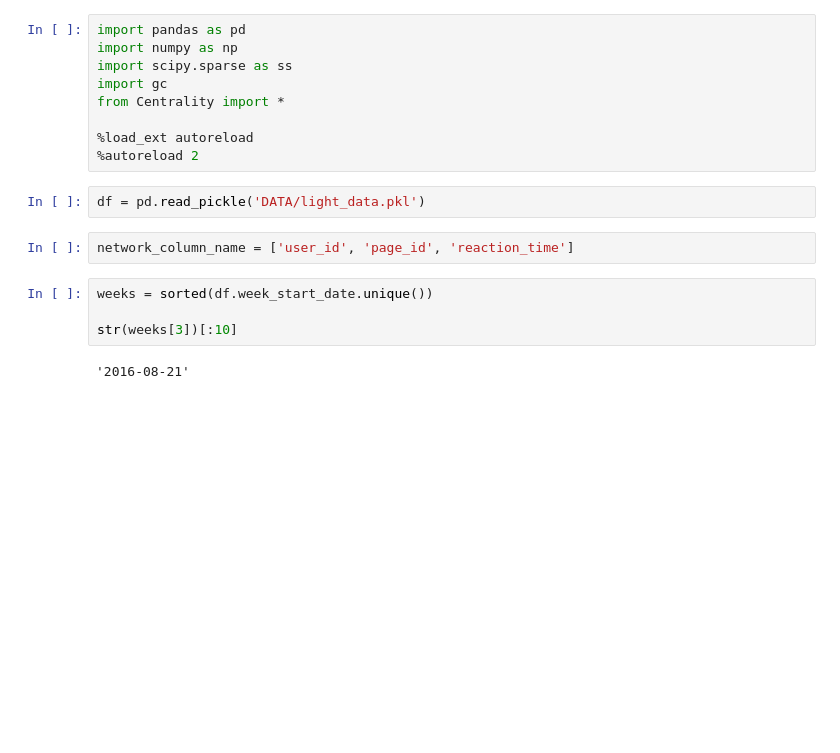
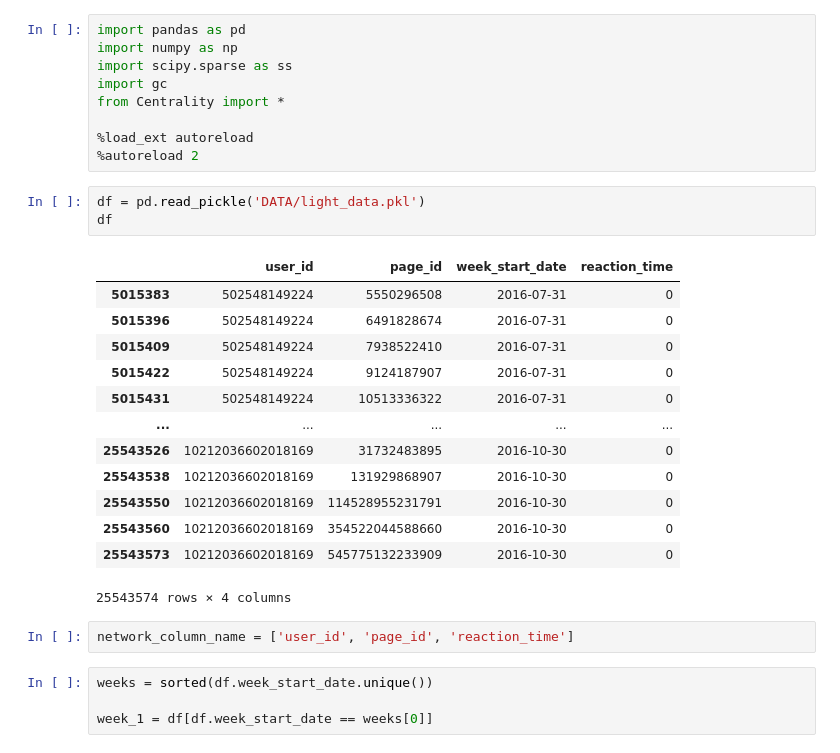
Before and after one commit to teddy21019/FB-Social-Network, a Jupyter notebook: Get Centrality.ipynb, the cells around one changed output. Cells and saved outputs as stored; diff of their text form; blank space fills up the shorter version.

```diff
--- a/Get Centrality.ipynb
+++ b/Get Centrality.ipynb
@@ -9,12 +9,25 @@ from Centrality import *
 %autoreload 2
 # %%
 df = pd.read_pickle('DATA/light_data.pkl')
+df
+# %% [output]
+|  | user_id | page_id | week_start_date | reaction_time |
+| 5015383 | 502548149224 | 5550296508 | 2016-07-31 | 0 |
+| 5015396 | 502548149224 | 6491828674 | 2016-07-31 | 0 |
+| 5015409 | 502548149224 | 7938522410 | 2016-07-31 | 0 |
+| 5015422 | 502548149224 | 9124187907 | 2016-07-31 | 0 |
+| 5015431 | 502548149224 | 10513336322 | 2016-07-31 | 0 |
+| ... | ... | ... | ... | ... |
+| 25543526 | 10212036602018169 | 31732483895 | 2016-10-30 | 0 |
+| 25543538 | 10212036602018169 | 131929868907 | 2016-10-30 | 0 |
+| 25543550 | 10212036602018169 | 114528955231791 | 2016-10-30 | 0 |
+| 25543560 | 10212036602018169 | 354522044588660 | 2016-10-30 | 0 |
+| 25543573 | 10212036602018169 | 545775132233909 | 2016-10-30 | 0 |
+25543574 rows × 4 columns
 # %%
 network_column_name = ['user_id', 'page_id', 'reaction_time']
 # %%
 weeks = sorted(df.week_start_date.unique())
 
-str(weeks[3])[:10]
+week_1 = df[df.week_start_date == weeks[0]]
-# %% [output]
-'2016-08-21'
 # %%
```
Also changed, not shown: parts of 33 cells of this notebook, 43 other files.
